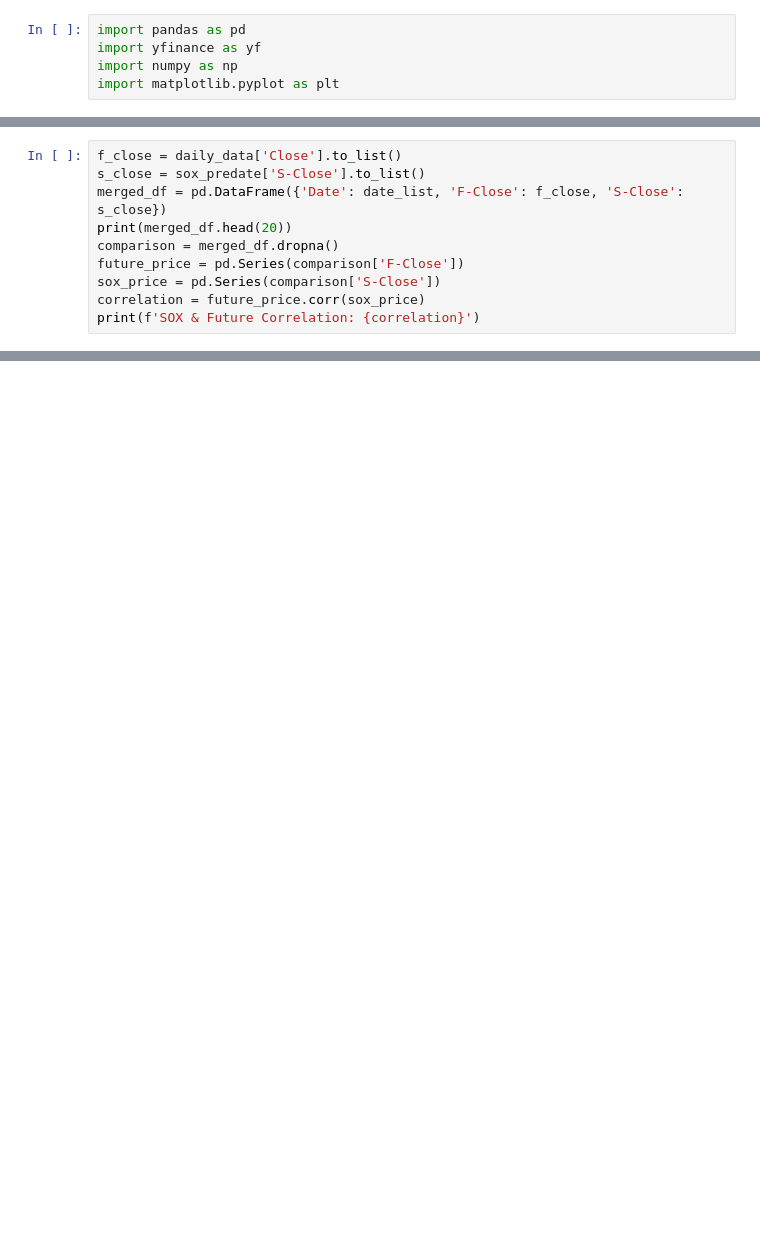
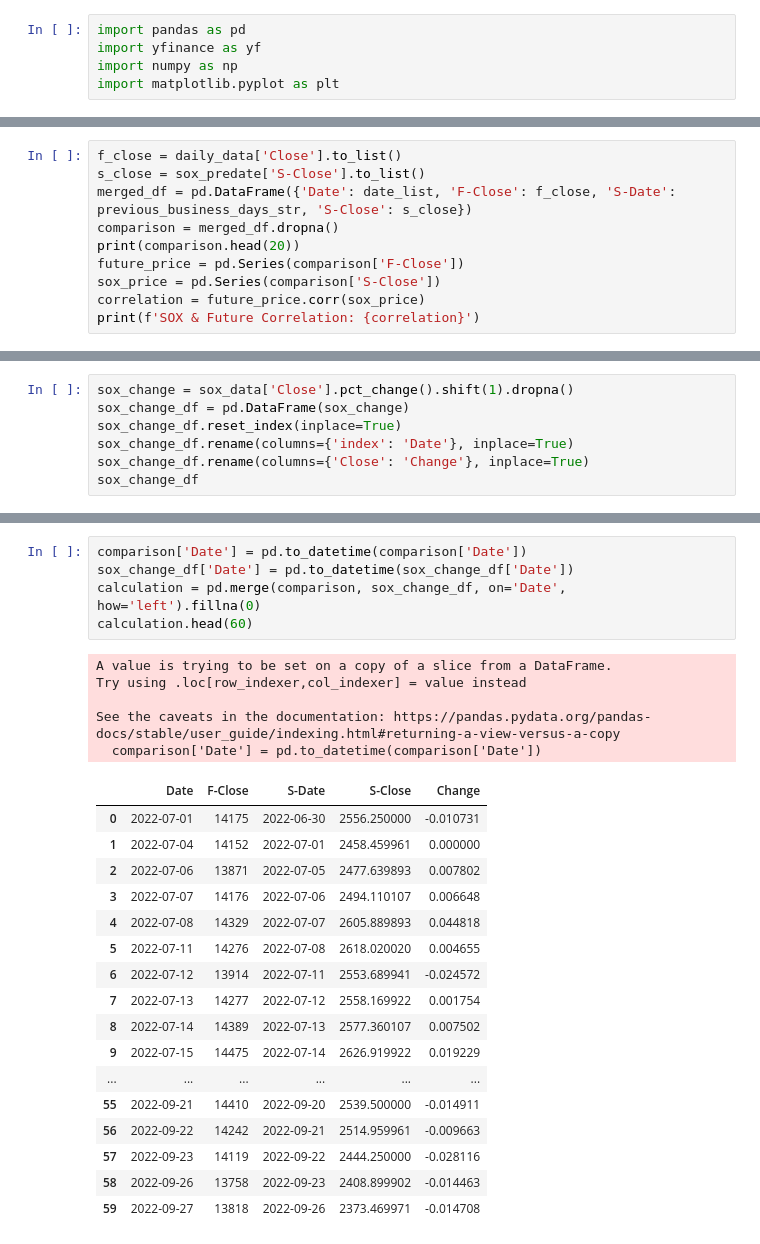
Before and after one commit to aliceteng1230/Trading-Strategies, a Jupyter notebook: Future_New3.ipynb, the cells around one changed output, grey strips where cells are left out. Drawn from its saved outputs; the diff is of its cells as text; blank space fills up the shorter version.

```diff
--- a/Future_New3.ipynb
+++ b/Future_New3.ipynb
@@ -70,9 +146,9 @@ print(sox_predate)
 # %%
 f_close = daily_data['Close'].to_list()
 s_close = sox_predate['S-Close'].to_list()
-merged_df = pd.DataFrame({'Date': date_list, 'F-Close': f_close, 'S-Close': s_close})
-print(merged_df.head(20))
+merged_df = pd.DataFrame({'Date': date_list, 'F-Close': f_close, 'S-Date': previous_business_days_str, 'S-Close': s_close})
 comparison = merged_df.dropna()
+print(comparison.head(20))
 future_price = pd.Series(comparison['F-Close'])
 sox_price = pd.Series(comparison['S-Close'])
 correlation = future_price.corr(sox_price)
@@ -79,0 +174,7 @@ print(f'SOX & Future Correlation: {correlation}')
+# %%
+sox_change = sox_data['Close'].pct_change().shift(1).dropna()
+sox_change_df = pd.DataFrame(sox_change)
+sox_change_df.reset_index(inplace=True)
+sox_change_df.rename(columns={'index': 'Date'}, inplace=True)
+sox_change_df.rename(columns={'Close': 'Change'}, inplace=True)
+sox_change_df
@@ -79,0 +195,28 @@ print(f'SOX & Future Correlation: {correlation}')
+# %%
+comparison['Date'] = pd.to_datetime(comparison['Date'])
+sox_change_df['Date'] = pd.to_datetime(sox_change_df['Date'])
+calculation = pd.merge(comparison, sox_change_df, on='Date', how='left').fillna(0)
+calculation.head(60)
+# %% [output]
+A value is trying to be set on a copy of a slice from a DataFrame.
+Try using .loc[row_indexer,col_indexer] = value instead
+
+See the caveats in the documentation: https://pandas.pydata.org/pandas-docs/stable/user_guide/indexing.html#returning-a-view-versus-a-copy
+  comparison['Date'] = pd.to_datetime(comparison['Date'])
+|  | Date | F-Close | S-Date | S-Close | Change |
+| 0 | 2022-07-01 | 14175 | 2022-06-30 | 2556.250000 | -0.010731 |
+| 1 | 2022-07-04 | 14152 | 2022-07-01 | 2458.459961 | 0.000000 |
+| 2 | 2022-07-06 | 13871 | 2022-07-05 | 2477.639893 | 0.007802 |
+| 3 | 2022-07-07 | 14176 | 2022-07-06 | 2494.110107 | 0.006648 |
+| 4 | 2022-07-08 | 14329 | 2022-07-07 | 2605.889893 | 0.044818 |
+| 5 | 2022-07-11 | 14276 | 2022-07-08 | 2618.020020 | 0.004655 |
+| 6 | 2022-07-12 | 13914 | 2022-07-11 | 2553.689941 | -0.024572 |
+| 7 | 2022-07-13 | 14277 | 2022-07-12 | 2558.169922 | 0.001754 |
+| 8 | 2022-07-14 | 14389 | 2022-07-13 | 2577.360107 | 0.007502 |
+| 9 | 2022-07-15 | 14475 | 2022-07-14 | 2626.919922 | 0.019229 |
+| ... | ... | ... | ... | ... | ... |
+| 55 | 2022-09-21 | 14410 | 2022-09-20 | 2539.500000 | -0.014911 |
+| 56 | 2022-09-22 | 14242 | 2022-09-21 | 2514.959961 | -0.009663 |
+| 57 | 2022-09-23 | 14119 | 2022-09-22 | 2444.250000 | -0.028116 |
+| 58 | 2022-09-26 | 13758 | 2022-09-23 | 2408.899902 | -0.014463 |
+| 59 | 2022-09-27 | 13818 | 2022-09-26 | 2373.469971 | -0.014708 |
```
Also changed, not shown: parts of 14 cells of this notebook.
